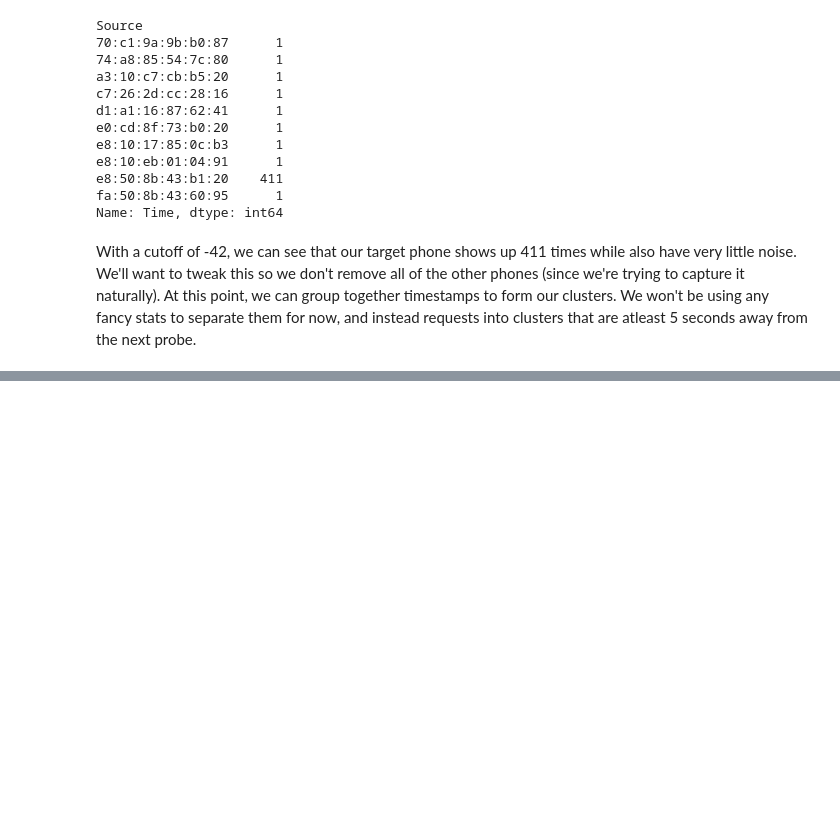
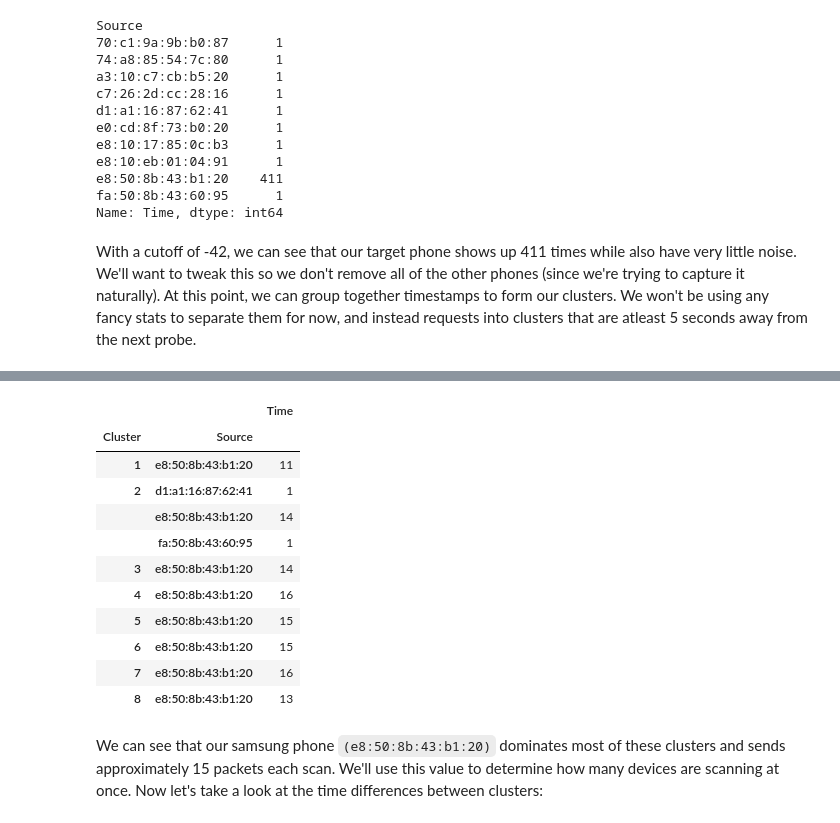
Before and after one commit to jdeinum/SDR, a Jupyter notebook: analysis/testing.ipynb, the cells around one changed output, grey strips where cells are left out. Cells and saved outputs as stored; diff of their text form; code cells hidden in the pictures; blank space fills up the shorter version.

```diff
--- a/analysis/testing.ipynb
+++ b/analysis/testing.ipynb
@@ -117,0 +128,17 @@ display(sf)
+# %%
+su.groupby(["Cluster", "Source"]).count().head(10)
+# %% [output]
+|  |  | Time |
+| Cluster | Source |  |
+| 1 | e8:50:8b:43:b1:20 | 11 |
+| 2 | d1:a1:16:87:62:41 | 1 |
+|  | e8:50:8b:43:b1:20 | 14 |
+|  | fa:50:8b:43:60:95 | 1 |
+| 3 | e8:50:8b:43:b1:20 | 14 |
+| 4 | e8:50:8b:43:b1:20 | 16 |
+| 5 | e8:50:8b:43:b1:20 | 15 |
+| 6 | e8:50:8b:43:b1:20 | 15 |
+| 7 | e8:50:8b:43:b1:20 | 16 |
+| 8 | e8:50:8b:43:b1:20 | 13 |
+# %% [markdown]
+We can see that our samsung phone `(e8:50:8b:43:b1:20)` dominates most of these clusters and sends approximately 15 packets each scan. We'll use this value to determine how many devices are scanning at once. Now let's take a look at the time differences between clusters:
```
Also changed, not shown: parts of 9 cells of this notebook.
